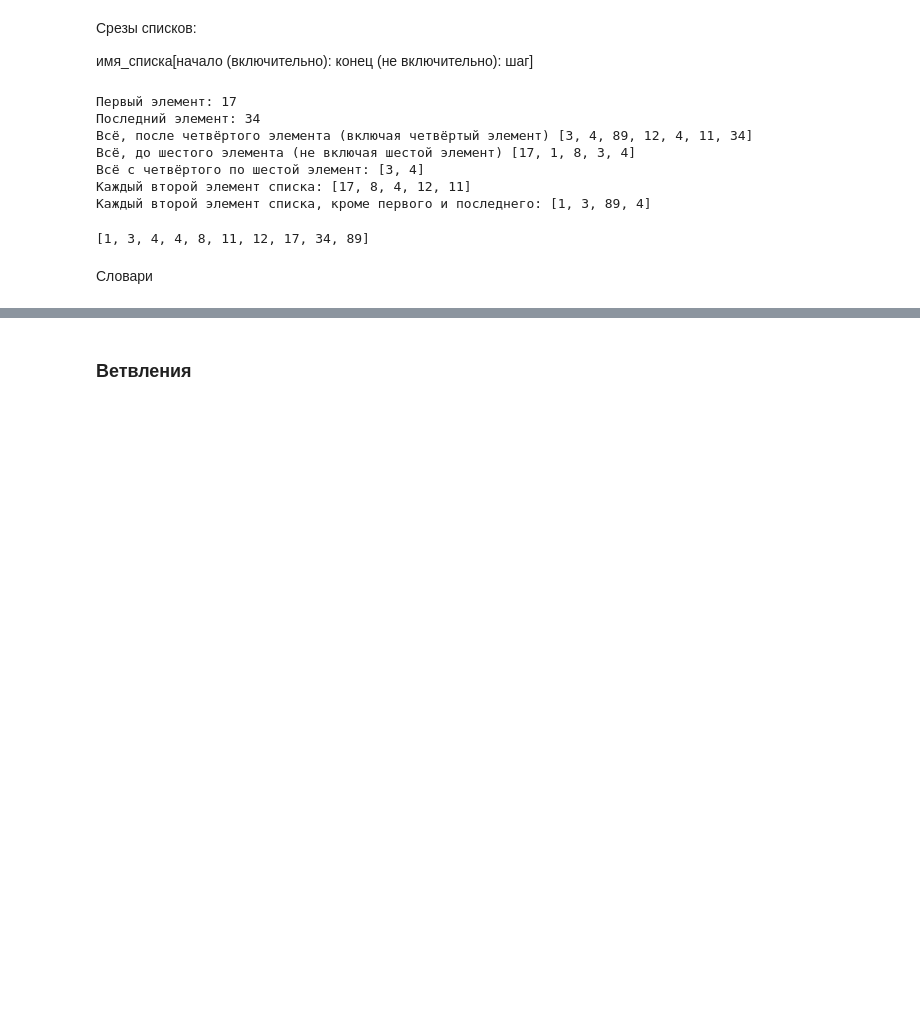
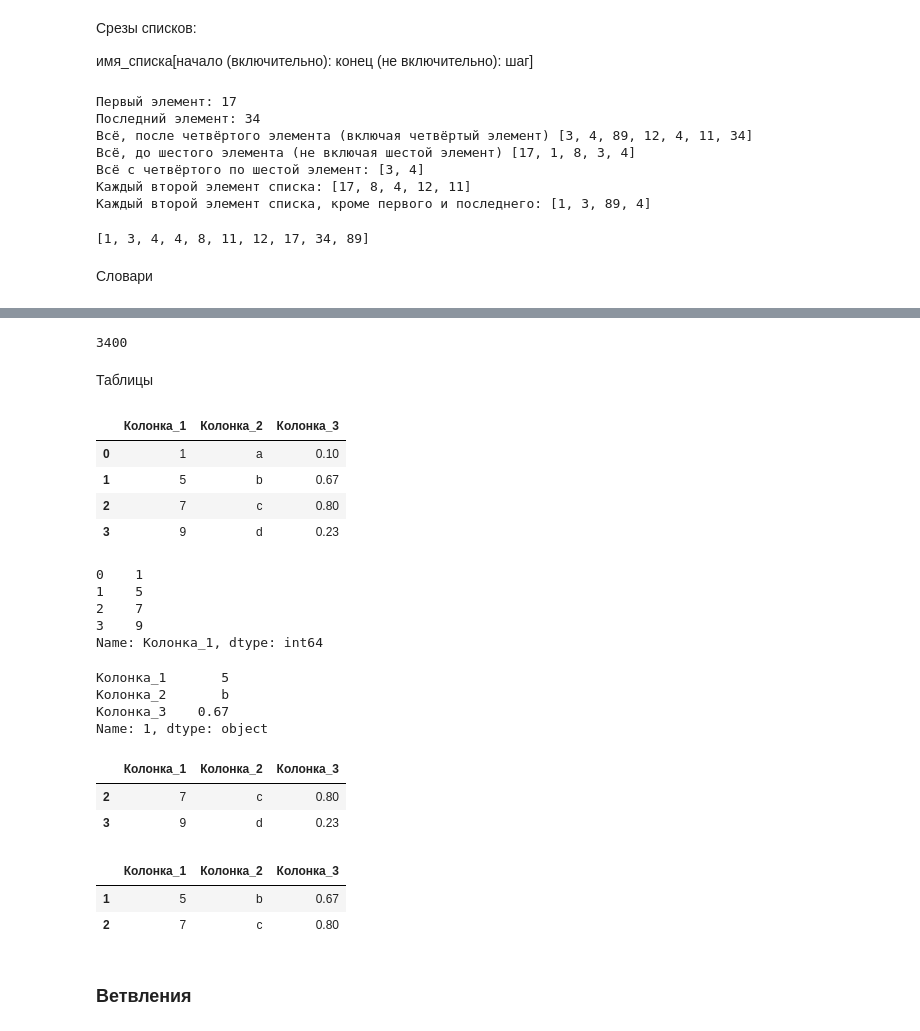
Before and after one commit to mikewellmeansme/biological-statistics-course, a Jupyter notebook: 001.ipynb, the cells around one changed output, grey strips where cells are left out. Drawn from its saved outputs; the diff is of its cells as text; code cells hidden in the pictures; blank space fills up the shorter version.

```diff
--- a/001.ipynb
+++ b/001.ipynb
@@ -224,0 +239,12 @@ d = {}
+# %%
+d2[1902]
+# %% [output]
+3400
+# %% [markdown]
+Таблицы
+# %%
+d3 = {
+    'Колонка_1' : [1, 5, 7, 9],
+    'Колонка_2' : ['a', 'b', 'c', 'd'],
+    'Колонка_3' : [0.1, 0.67, 0.8, 0.23]
+}
@@ -225,2 +253,39 @@ d = {}
+# %%
+df2 = pd.DataFrame(d3)
+# %%
+df2
+# %% [output]
+|  | Колонка_1 | Колонка_2 | Колонка_3 |
+| 0 | 1 | a | 0.10 |
+| 1 | 5 | b | 0.67 |
+| 2 | 7 | c | 0.80 |
+| 3 | 9 | d | 0.23 |
+# %%
+df2['Колонка_1']
+# %% [output]
+0    1
+1    5
+2    7
+3    9
+Name: Колонка_1, dtype: int64
+# %%
+df2.loc[1]
+# %% [output]
+Колонка_1       5
+Колонка_2       b
+Колонка_3    0.67
+Name: 1, dtype: object
+# %%
+df2[df2['Колонка_1'] > 6]
+# %% [output]
+|  | Колонка_1 | Колонка_2 | Колонка_3 |
+| 2 | 7 | c | 0.80 |
+| 3 | 9 | d | 0.23 |
+# %%
+df2[(df2['Колонка_1'] < 8) & (df2['Колонка_3'] > 0.5)]
+# %% [output]
+|  | Колонка_1 | Колонка_2 | Колонка_3 |
+| 1 | 5 | b | 0.67 |
+| 2 | 7 | c | 0.80 |
 # %% [markdown]
 ### Ветвления
```
Also changed, not shown: parts of 18 cells of this notebook, 3 other files.
